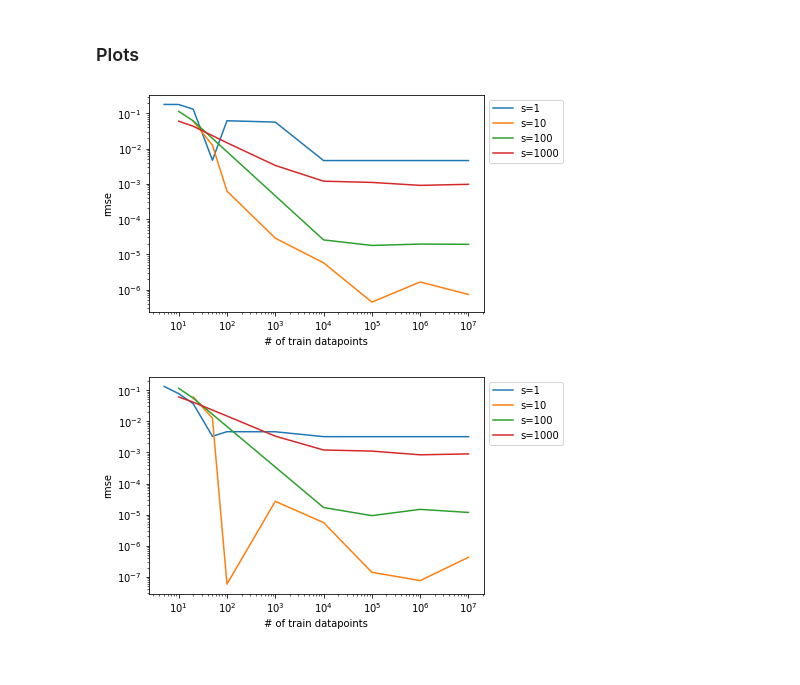
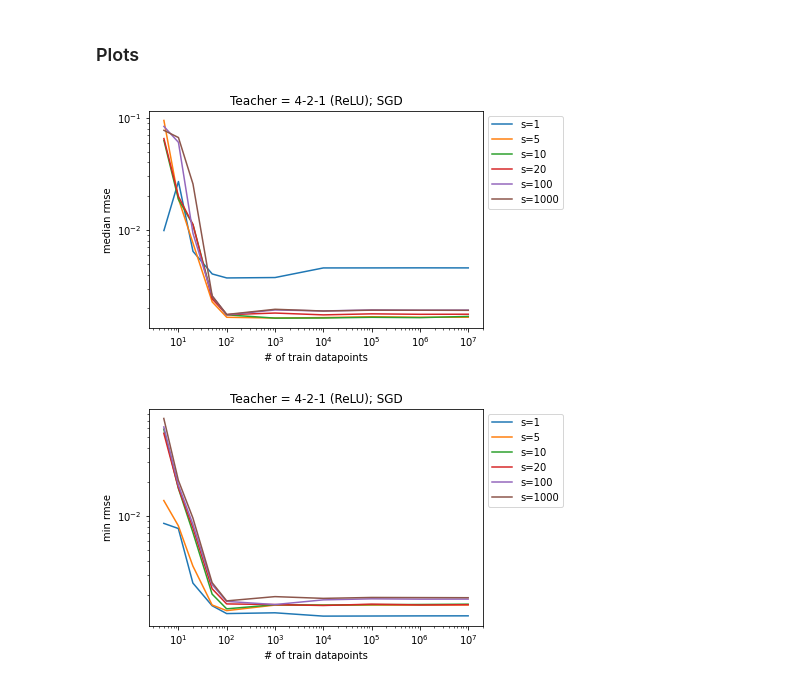
Before and after one commit to ed1d1a8d/scaling, a Jupyter notebook: notebooks/student-teacher-v2/overparam-scaling.ipynb, the cells around one changed output. Cells and saved outputs as stored; diff of their text form; code cells hidden in the pictures.

```diff
--- a/notebooks/student-teacher-v2/overparam-scaling.ipynb
+++ b/notebooks/student-teacher-v2/overparam-scaling.ipynb
@@ -17,7 +17,7 @@ from src.utils import runs_to_df
 api = wandb.Api()
 runs: list[wandb.sdk.wandb_run.Run] = api.runs(
     f"data-frugal-learning/student-teacher-v2",
-    filters={"tags": {"$in": ["overparam-scaling-4-2-1"]}},
+    filters={"tags": {"$in": ["overparam-scaling-4-2-1", "overparam-scaling-4-2-1-try2"]}},
 )
 
 df_all = runs_to_df(runs)
@@ -29,0 +36,16 @@ len(df)
+# %%
+for s in sorted(df.student_width_scale_factor.unique()):
+    cdf = (
+        df[(df.optimizer == "OptimizerT.AdamW") & (df.student_width_scale_factor == s)]
+        .sort_values("n_train")
+        .groupby("n_train", as_index=False)
+        .median()
+    )
+    plt.plot(cdf.n_train, cdf.test_rmse, label=f"{s=}")
+
+plt.title("Teacher = 4-2-1 (ReLU); AdamW")
+plt.ylabel("median rmse")
+plt.xlabel("# of train datapoints")
+plt.xscale("log")
+plt.yscale("log")
+plt.legend(loc="upper left", bbox_to_anchor=(1, 1));
@@ -29,0 +54,17 @@ len(df)
+# %%
+for s in sorted(df.student_width_scale_factor.unique()):
+    cdf = (
+        df[(df.optimizer == "OptimizerT.AdamW") & (df.student_width_scale_factor == s)]
+        .sort_values("n_train")
+        .groupby("n_train", as_index=False)
+        .min()
+    )
+
+    plt.plot(cdf.n_train, cdf.test_rmse, label=f"{s=}")
+
+plt.title("Teacher = 4-2-1 (ReLU); AdamW")
+plt.ylabel("min rmse")
+plt.xlabel("# of train datapoints")
+plt.xscale("log")
+plt.yscale("log")
+plt.legend(loc="upper left", bbox_to_anchor=(1, 1));
@@ -31,27 +74,39 @@ len(df)
 ### Plots
 # %%
 for s in sorted(df.student_width_scale_factor.unique()):
-    cdf = df[df.student_width_scale_factor == s].sort_values("n_train").groupby("n_train", as_index=False).median()
+    cdf = (
+        df[(df.optimizer == "OptimizerT.SGD") & (df.student_width_scale_factor == s)]
+        .sort_values("n_train")
+        .groupby("n_train", as_index=False)
+        .median()
+    )
 
     plt.plot(cdf.n_train, cdf.test_rmse, label=f"{s=}")
 
-plt.ylabel("rmse")
+plt.title("Teacher = 4-2-1 (ReLU); SGD")
+plt.ylabel("median rmse")
 plt.xlabel("# of train datapoints")
 plt.xscale("log")
 plt.yscale("log")
 plt.legend(loc="upper left", bbox_to_anchor=(1, 1));
 # %% [output]
-[figure, old version]
+[figure, new version]
 # %%
 for s in sorted(df.student_width_scale_factor.unique()):
-    cdf = df[df.student_width_scale_factor == s].sort_values("n_train").groupby("n_train", as_index=False).min()
+    cdf = (
+        df[(df.optimizer == "OptimizerT.SGD") & (df.student_width_scale_factor == s)]
+        .sort_values("n_train")
+        .groupby("n_train", as_index=False)
+        .min()
+    )
 
     plt.plot(cdf.n_train, cdf.test_rmse, label=f"{s=}")
 
-plt.ylabel("rmse")
+plt.title("Teacher = 4-2-1 (ReLU); SGD")
+plt.ylabel("min rmse")
 plt.xlabel("# of train datapoints")
 plt.xscale("log")
 plt.yscale("log")
 plt.legend(loc="upper left", bbox_to_anchor=(1, 1));
 # %% [output]
-[figure, old version]
+[figure, new version]
```
Also changed, not shown: parts of 5 cells of this notebook, 1 other file.
